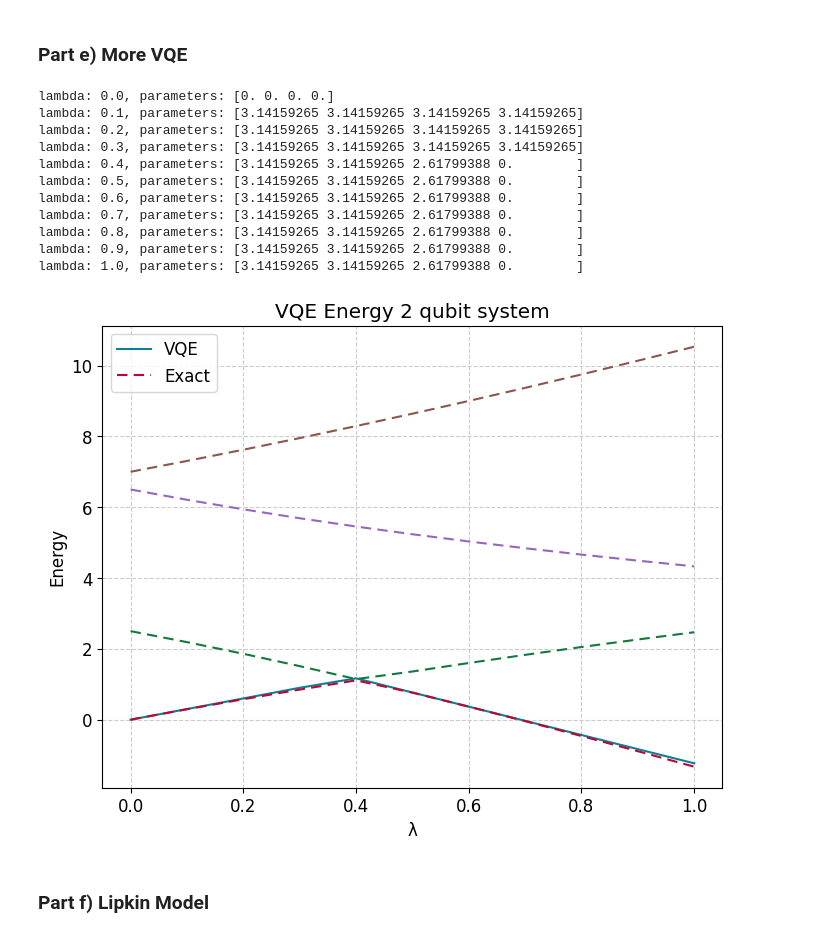
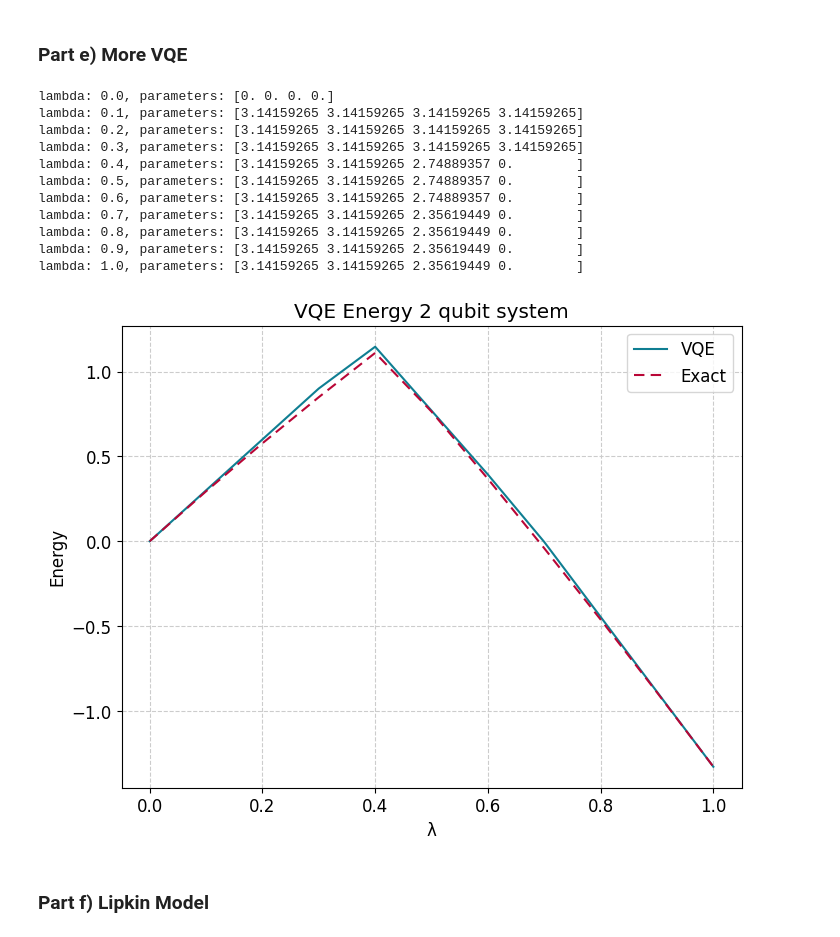
Before and after one commit to hishemok/FYS5419, a Jupyter notebook: Project1.ipynb, the cells around one changed output. Cells and saved outputs as stored; diff of their text form; code cells hidden in the pictures.

```diff
--- a/Project1.ipynb
+++ b/Project1.ipynb
@@ -504,43 +502,43 @@ def exp_val(params: np.array, lam: float) -> float:
     psi = ansatz_circuit(params)
     return np.real(psi.conj().T @ Hamiltonian(lam) @ psi)
 
 lam_vals = np.linspace(0,1,11)
 
 vqe_energies = np.zeros(len(lam_vals))
 
 for i,l in enumerate(lam_vals):
     energies = []
     min_params = 5,5,5,5
-    for param1, param2, param3, param4 in itertools.product(np.linspace(0,np.pi,7),repeat=4):
+    for param1, param2, param3, param4 in itertools.product(np.linspace(0,np.pi,9),repeat=4):
         params = np.array([param1,param2,param3,param4])
 
         energies.append(exp_val(params,l))
         if exp_val(params,l) == min(energies):
             min_params = params
     vqe_energies[i] = min(energies)
     print(f"lambda: {l:.1f}, parameters: {min_params}")
 
 
 plt.plot(lam_vals, vqe_energies)
-plt.plot(lam_vals,eigenvalues,linestyle = (0,(5,3)))
+plt.plot(lam_vals,eigenvalues[:,0],linestyle = (0,(5,3)))
 plt.legend(["VQE","Exact"])
 plt.xlabel("λ")
 plt.ylabel("Energy")
 plt.title("VQE Energy 2 qubit system")
 plt.show()
 # %% [output]
 lambda: 0.0, parameters: [0. 0. 0. 0.]
 lambda: 0.1, parameters: [3.14159265 3.14159265 3.14159265 3.14159265]
 lambda: 0.2, parameters: [3.14159265 3.14159265 3.14159265 3.14159265]
 lambda: 0.3, parameters: [3.14159265 3.14159265 3.14159265 3.14159265]
-lambda: 0.4, parameters: [3.14159265 3.14159265 2.61799388 0.        ]
-lambda: 0.5, parameters: [3.14159265 3.14159265 2.61799388 0.        ]
-lambda: 0.6, parameters: [3.14159265 3.14159265 2.61799388 0.        ]
-lambda: 0.7, parameters: [3.14159265 3.14159265 2.61799388 0.        ]
-lambda: 0.8, parameters: [3.14159265 3.14159265 2.61799388 0.        ]
-lambda: 0.9, parameters: [3.14159265 3.14159265 2.61799388 0.        ]
-lambda: 1.0, parameters: [3.14159265 3.14159265 2.61799388 0.        ]
+lambda: 0.4, parameters: [3.14159265 3.14159265 2.74889357 0.        ]
+lambda: 0.5, parameters: [3.14159265 3.14159265 2.74889357 0.        ]
+lambda: 0.6, parameters: [3.14159265 3.14159265 2.74889357 0.        ]
+lambda: 0.7, parameters: [3.14159265 3.14159265 2.35619449 0.        ]
+lambda: 0.8, parameters: [3.14159265 3.14159265 2.35619449 0.        ]
+lambda: 0.9, parameters: [3.14159265 3.14159265 2.35619449 0.        ]
+lambda: 1.0, parameters: [3.14159265 3.14159265 2.35619449 0.        ]
-[figure, old version]
+[figure, new version]
 # %% [markdown]
 ### Part f) Lipkin Model
 # %% [markdown]
```
Also changed, not shown: parts of 10 cells of this notebook.
